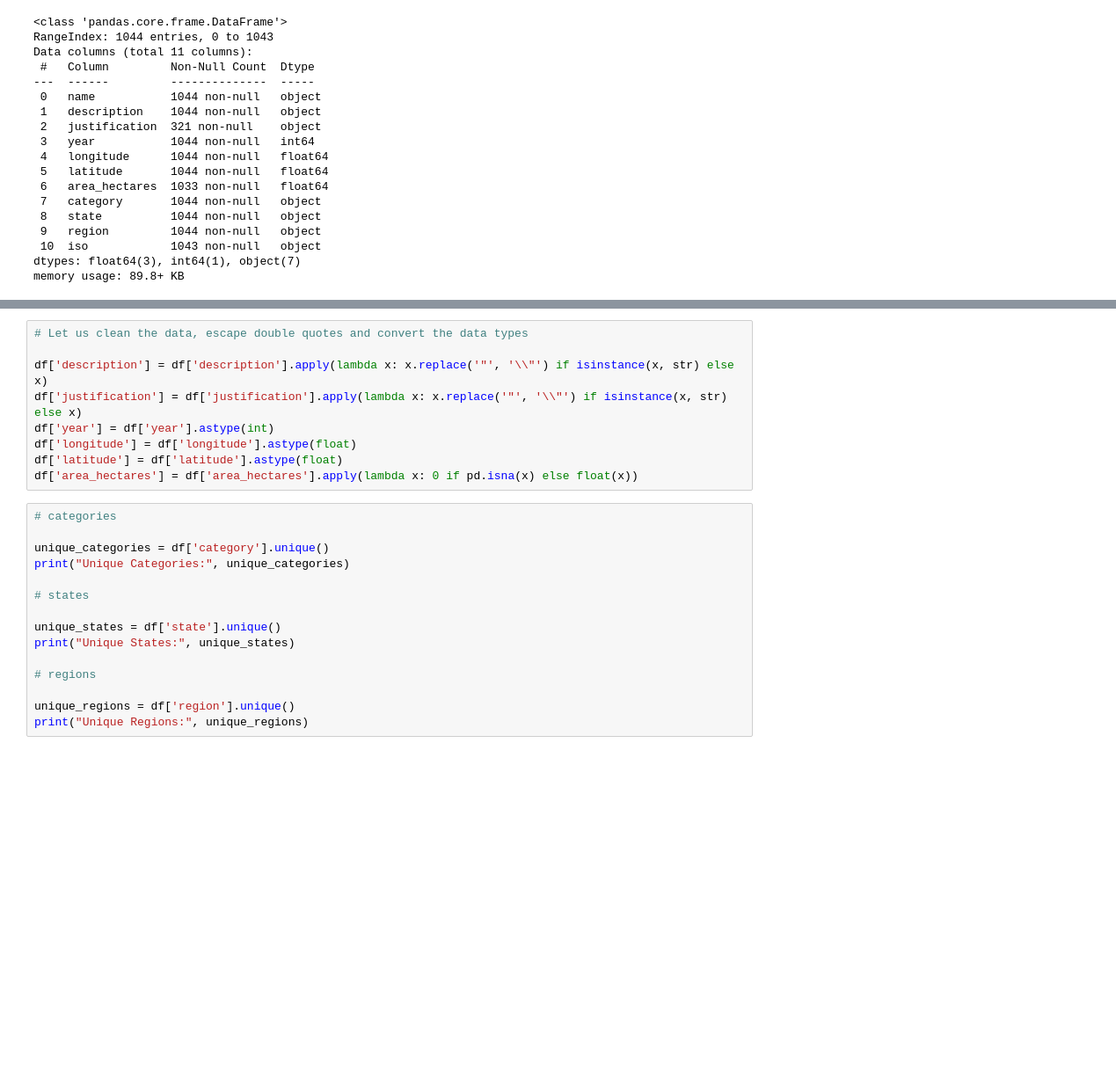
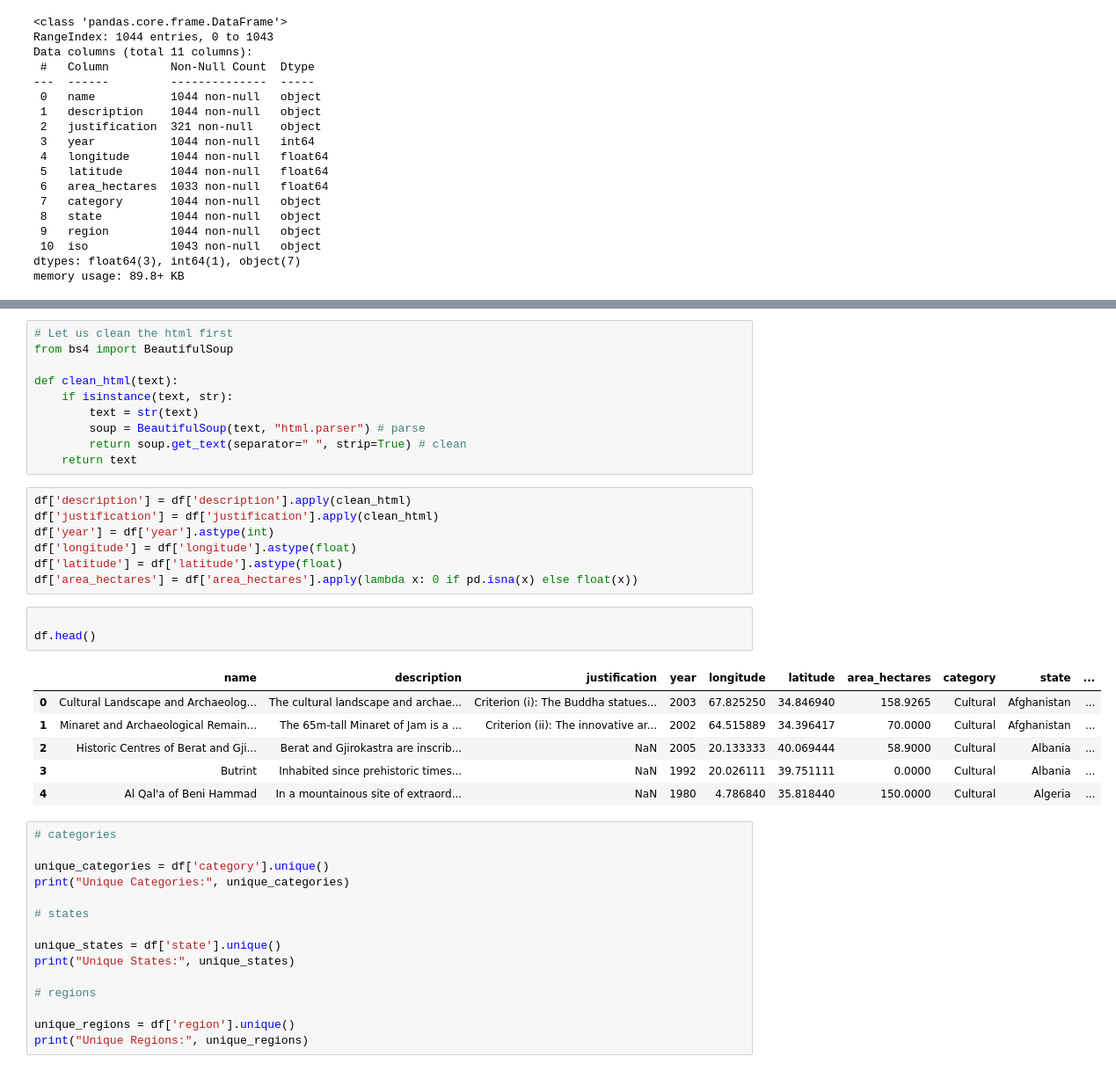
Before and after one commit to abdulmunimjemal/neo4j-graphdb-advanced, a Jupyter notebook: main.ipynb, the cells around one changed output, grey strips where cells are left out. Shown at 88% size. Saved outputs shown, nothing was run; the diff lists cells and outputs as text; blank space fills up the shorter version.

Commit message:
[ENH] Added Cleaning Preprocessor and Command Execution

```diff
--- a/main.ipynb
+++ b/main.ipynb
@@ -45,12 +52,30 @@ memory usage: 89.8+ KB
+# %%
+# Let us clean the html first
+from bs4 import BeautifulSoup
+
+def clean_html(text):
+    if isinstance(text, str):
+        text = str(text)
+        soup = BeautifulSoup(text, "html.parser") # parse
+        return soup.get_text(separator=" ", strip=True) # clean
+    return text
 # %%
-# Let us clean the data, escape double quotes and convert the data types
-
-df['description'] = df['description'].apply(lambda x: x.replace('"', '\\"') if isinstance(x, str) else x)
-df['justification'] = df['justification'].apply(lambda x: x.replace('"', '\\"') if isinstance(x, str) else x)
+df['description'] = df['description'].apply(clean_html)
+df['justification'] = df['justification'].apply(clean_html)
 df['year'] = df['year'].astype(int)
 df['longitude'] = df['longitude'].astype(float)
 df['latitude'] = df['latitude'].astype(float)
 df['area_hectares'] = df['area_hectares'].apply(lambda x: 0 if pd.isna(x) else float(x))
+# %%
+
+df.head()
+# %% [output]
+|  | name | description | justification | year | longitude | latitude | area_hectares | category | state | ... |
+| 0 | Cultural Landscape and Archaeolog... | The cultural landscape and archae... | Criterion (i): The Buddha statues... | 2003 | 67.825250 | 34.846940 | 158.9265 | Cultural | Afghanistan | ... |
+| 1 | Minaret and Archaeological Remain... | The 65m-tall Minaret of Jam is a ... | Criterion (ii): The innovative ar... | 2002 | 64.515889 | 34.396417 | 70.0000 | Cultural | Afghanistan | ... |
+| 2 | Historic Centres of Berat and Gji... | Berat and Gjirokastra are inscrib... | NaN | 2005 | 20.133333 | 40.069444 | 58.9000 | Cultural | Albania | ... |
+| 3 | Butrint | Inhabited since prehistoric times... | NaN | 1992 | 20.026111 | 39.751111 | 0.0000 | Cultural | Albania | ... |
+| 4 | Al Qal'a of Beni Hammad | In a mountainous site of extraord... | NaN | 1980 | 4.786840 | 35.818440 | 150.0000 | Cultural | Algeria | ... |
 # %%
 # categories
 
```
Also changed, not shown: parts of 5 cells of this notebook, 1 other file.
